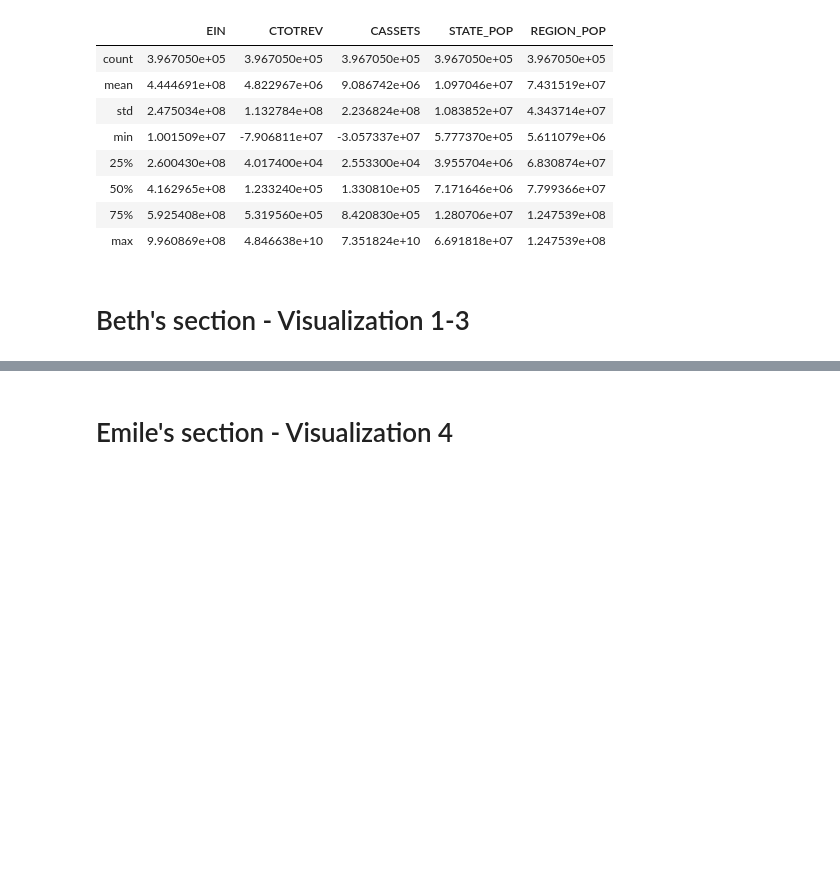
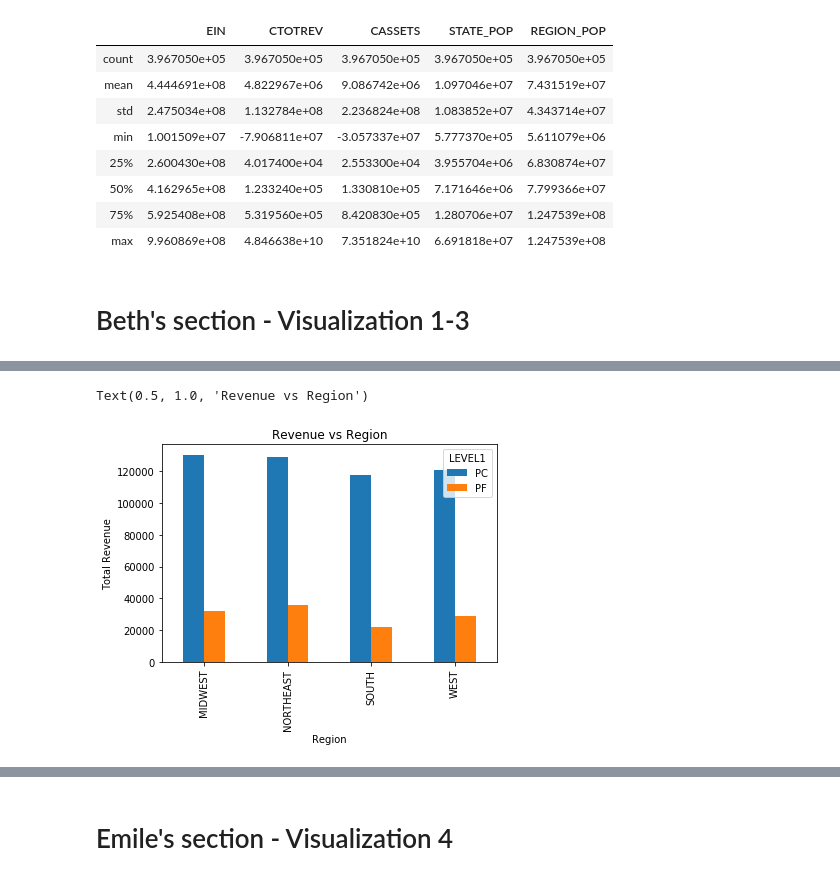
Before and after one commit to ejosephSr/project-one, a Jupyter notebook: GotMoney.ipynb, the cells around one changed output, grey strips where cells are left out. Drawn from its saved outputs; the diff is of its cells as text; code cells hidden in the pictures; blank space fills up the shorter version.

```diff
--- a/GotMoney.ipynb
+++ b/GotMoney.ipynb
@@ -404,0 +406,8 @@ ValueError: shape mismatch: objects cannot be broadcast to a single shape
+# %%
+rev_chart = ctotrev_df.plot(kind='bar')
+rev_chart.set_xlabel("Region")
+rev_chart.set_ylabel("Total Revenue")
+plt.title("Revenue vs Region")
+# %% [output]
+Text(0.5, 1.0, 'Revenue vs Region')
+[figure, added]
```
Also changed, not shown: parts of 22 cells of this notebook.
